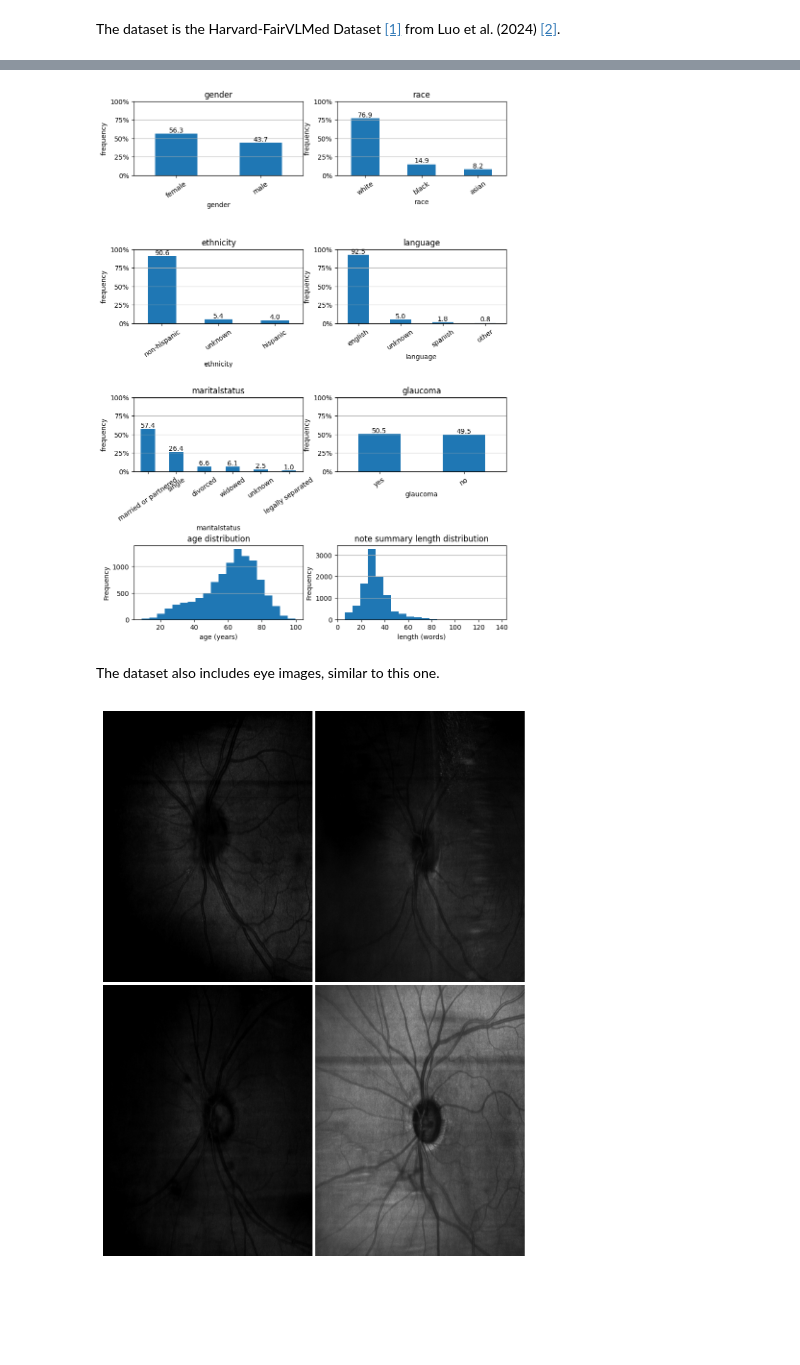
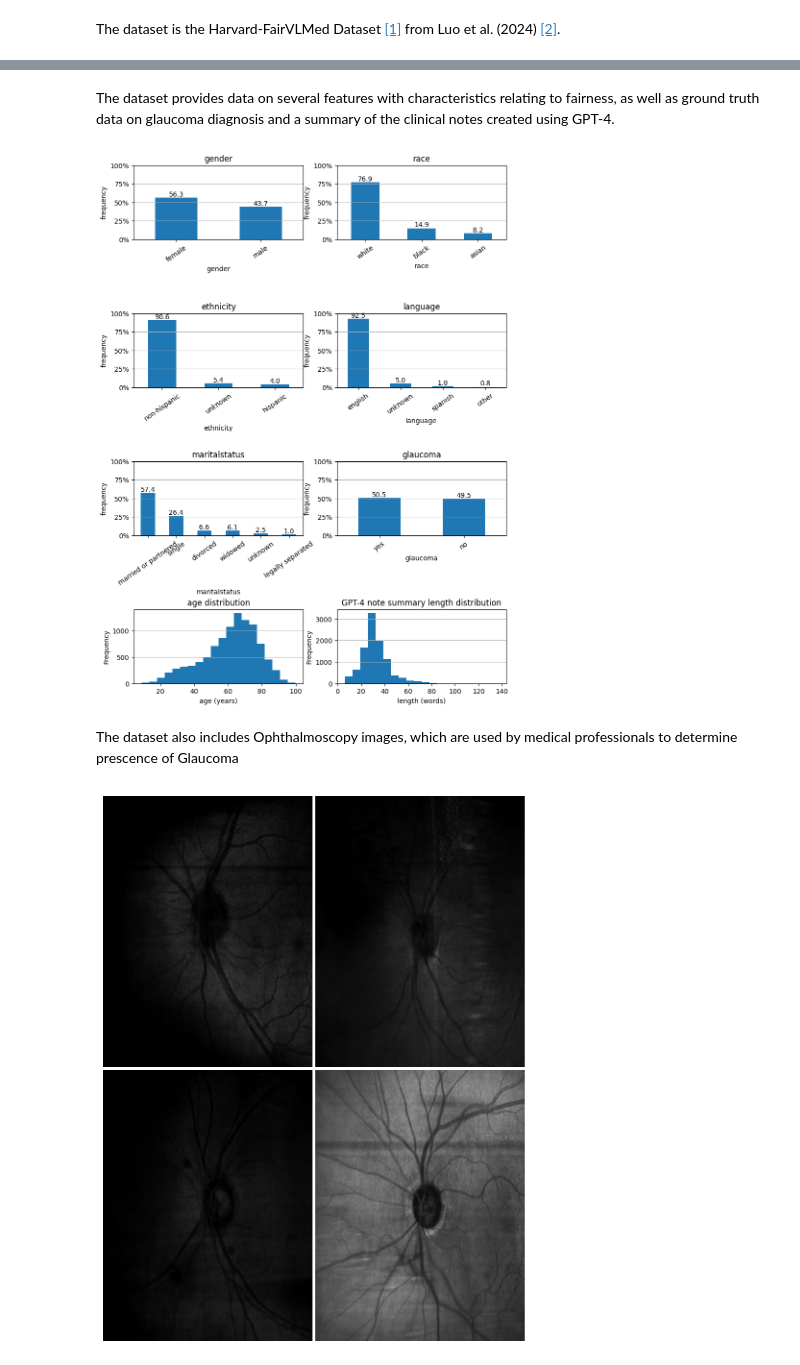
Before and after one commit to stanfris/FairCLIP_Reproducibility, a Jupyter notebook: experiments/showcase.ipynb, the cells around one changed output, grey strips where cells are left out. Saved outputs shown, nothing was run; the diff lists cells and outputs as text; code cells hidden in the pictures; blank space fills up the shorter version.

Commit message:
Notebook changes for loading data and parsing tables

```diff
--- a/experiments/showcase.ipynb
+++ b/experiments/showcase.ipynb
@@ -32,33 +14,35 @@ df
+# %% [markdown]
+The dataset provides data on several features with characteristics relating to fairness, as well as ground truth data on glaucoma diagnosis and a summary of the clinical notes created using GPT-4.
 # %%
 # bar plot glaucoma
 l1 = ['gender', 'race', 'ethnicity', 'language', 'maritalstatus', 'glaucoma']
 fig,ax = plt.subplots(nrows=4, ncols=2, figsize=(10,14))
 fig.subplots_adjust(hspace=1)
 for cat_n in range(len(l1)):
     counts = df[[l1[cat_n]]].value_counts()
     counts.plot(ax = ax[cat_n//2, cat_n%2], kind = 'bar', ylabel = 'frequency')
     labels = [str(i[0]) for i in counts.index]
     ax[cat_n//2, cat_n%2].set_xticklabels(labels, rotation=35)
     ax[cat_n//2, cat_n%2].yaxis.set_major_formatter(mtick.PercentFormatter(xmax=len(df)))
     ax[cat_n//2, cat_n%2].set_ylim(-1, 10000)
     ax[cat_n//2, cat_n%2].set_title(l1[cat_n])
     ax[cat_n//2, cat_n%2].grid(axis='y')
     # place value on top of bar
     for i in range(len(counts)):
         ax[cat_n//2, cat_n%2].text(i, counts[i], round(counts[i]/sum(counts)*100,1), ha = 'center', va = 'bottom')
 df.age.plot(ax = ax[3,0], kind = 'hist', bins = 20, ylabel = 'frequency', title = 'age distribution')
 ax[3,0].set_xlabel('age (years)')
 ax[3, 0].grid(axis='y')
 notes_length = df['gpt4_summary'].apply(lambda x: len(x.split()))
-notes_length.plot(ax = ax[3,1], kind = 'hist', bins = 20, ylabel = 'frequency', title = 'note summary length distribution')
+notes_length.plot(ax = ax[3,1], kind = 'hist', bins = 20, ylabel = 'frequency', title = 'GPT-4 note summary length distribution')
 ax[3,1].set_xlabel('length (words)')
 ax[3, 1].grid(axis='y')
 
 fig.show()
 # %% [output]
-[figure, old version]
+[figure, new version]
-# %% [markdown]
-The dataset also includes eye images, similar to this one.
+# %% [markdown]
+The dataset also includes Ophthalmoscopy images, which are used by medical professionals to determine prescence of Glaucoma
 # %%
 # display images in grid
 fig, ax = plt.subplots(2, 2, figsize=(7.7,10))
```
Also changed, not shown: parts of 7 cells of this notebook, 1 other file.
